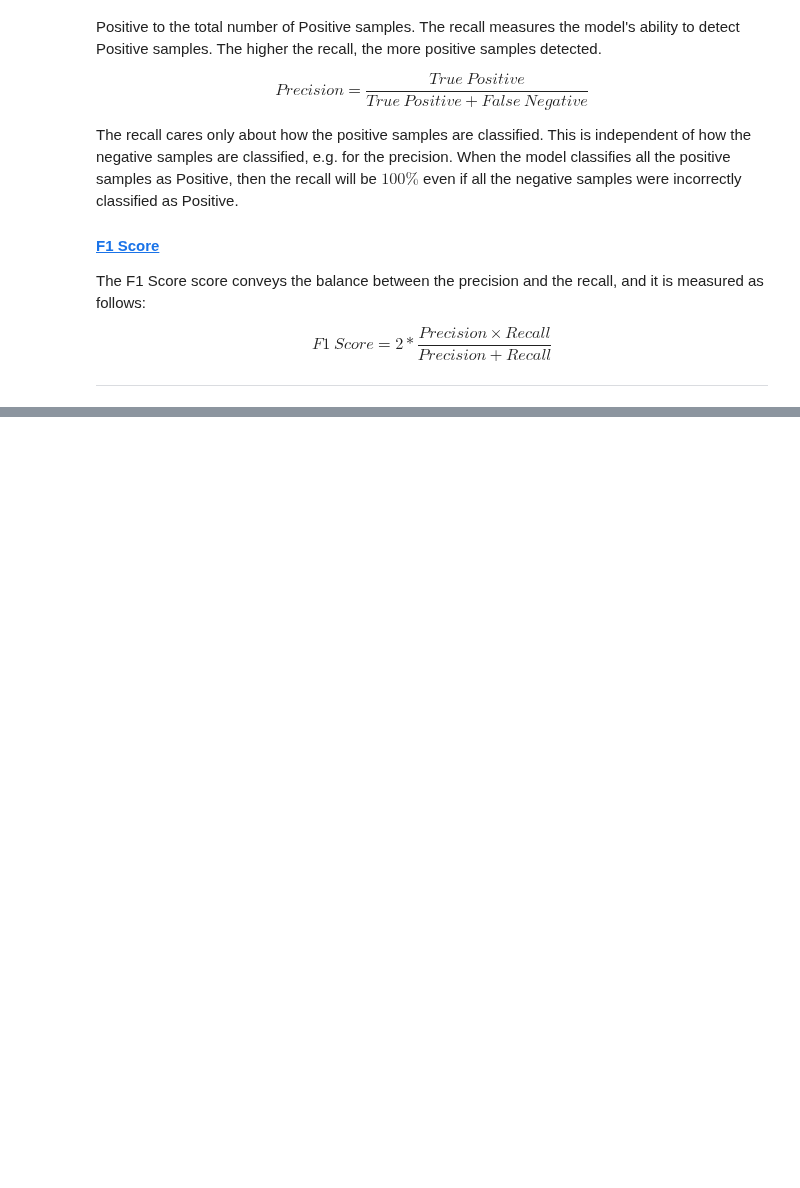
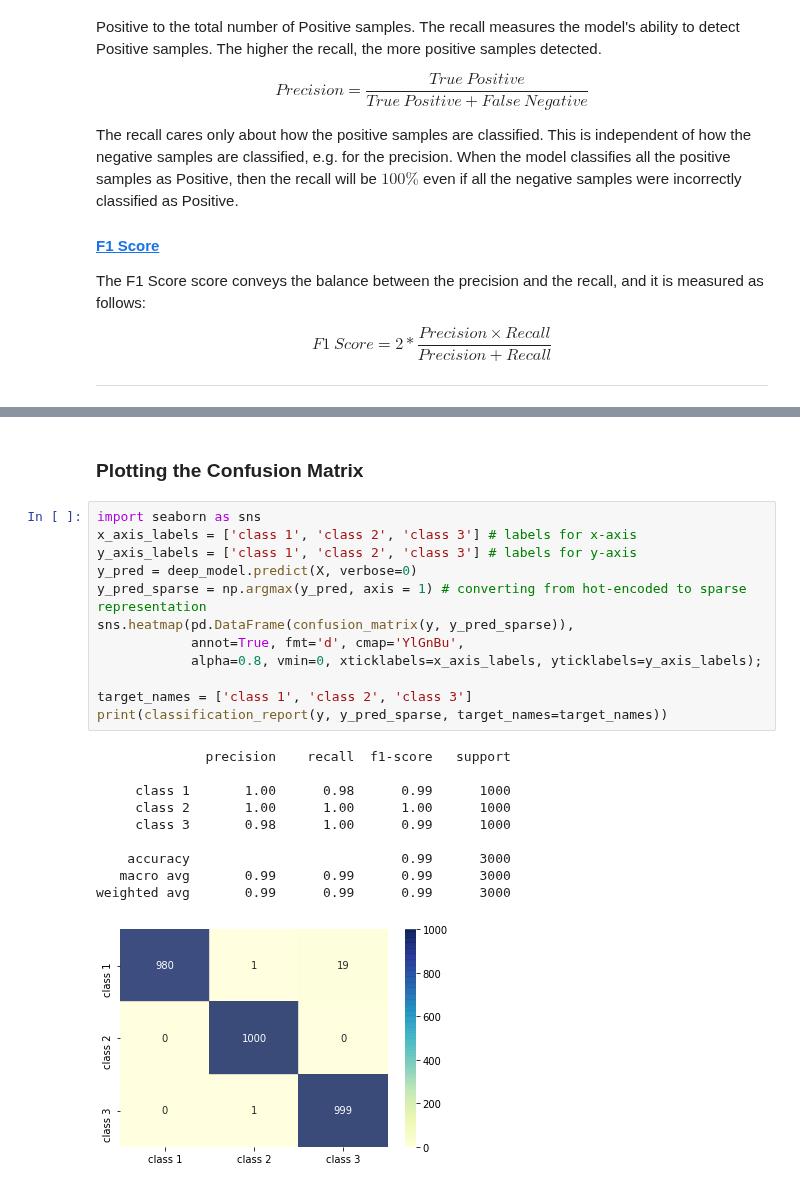
Before and after one commit to ImranNust/Spring2021_CS_ANN_Class, a Jupyter notebook: Lecture4_ShallowAndDeepNetowks/Module6_MultiClassClassification.ipynb, the cells around one changed output, grey strips where cells are left out. Drawn from its saved outputs; the diff is of its cells as text; blank space fills up the shorter version.

```diff
--- a/Lecture4_ShallowAndDeepNetowks/Module6_MultiClassClassification.ipynb
+++ b/Lecture4_ShallowAndDeepNetowks/Module6_MultiClassClassification.ipynb
@@ -251,0 +320,25 @@ weighted avg       0.59      0.56      0.56      3000
+# %% [markdown]
+### Plotting the Confusion Matrix
+# %%
+import seaborn as sns
+x_axis_labels = ['class 1', 'class 2', 'class 3'] # labels for x-axis
+y_axis_labels = ['class 1', 'class 2', 'class 3'] # labels for y-axis
+y_pred = deep_model.predict(X, verbose=0)
+y_pred_sparse = np.argmax(y_pred, axis = 1) # converting from hot-encoded to sparse representation
+sns.heatmap(pd.DataFrame(confusion_matrix(y, y_pred_sparse)),
+            annot=True, fmt='d', cmap='YlGnBu',
+            alpha=0.8, vmin=0, xticklabels=x_axis_labels, yticklabels=y_axis_labels);
+
+target_names = ['class 1', 'class 2', 'class 3']
+print(classification_report(y, y_pred_sparse, target_names=target_names))
+# %% [output]
+              precision    recall  f1-score   support
+
+     class 1       1.00      0.98      0.99      1000
+     class 2       1.00      1.00      1.00      1000
+     class 3       0.98      1.00      0.99      1000
+
+    accuracy                           0.99      3000
+   macro avg       0.99      0.99      0.99      3000
+weighted avg       0.99      0.99      0.99      3000
+[figure, added]
```
Also changed, not shown: parts of 12 cells of this notebook.
